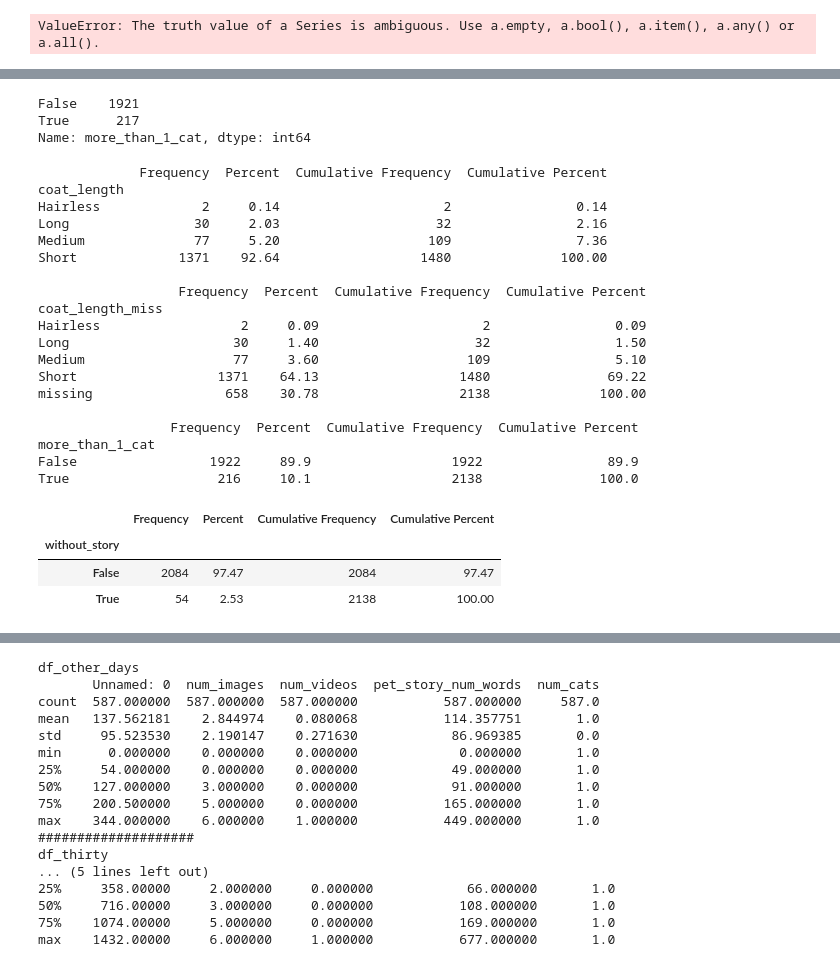
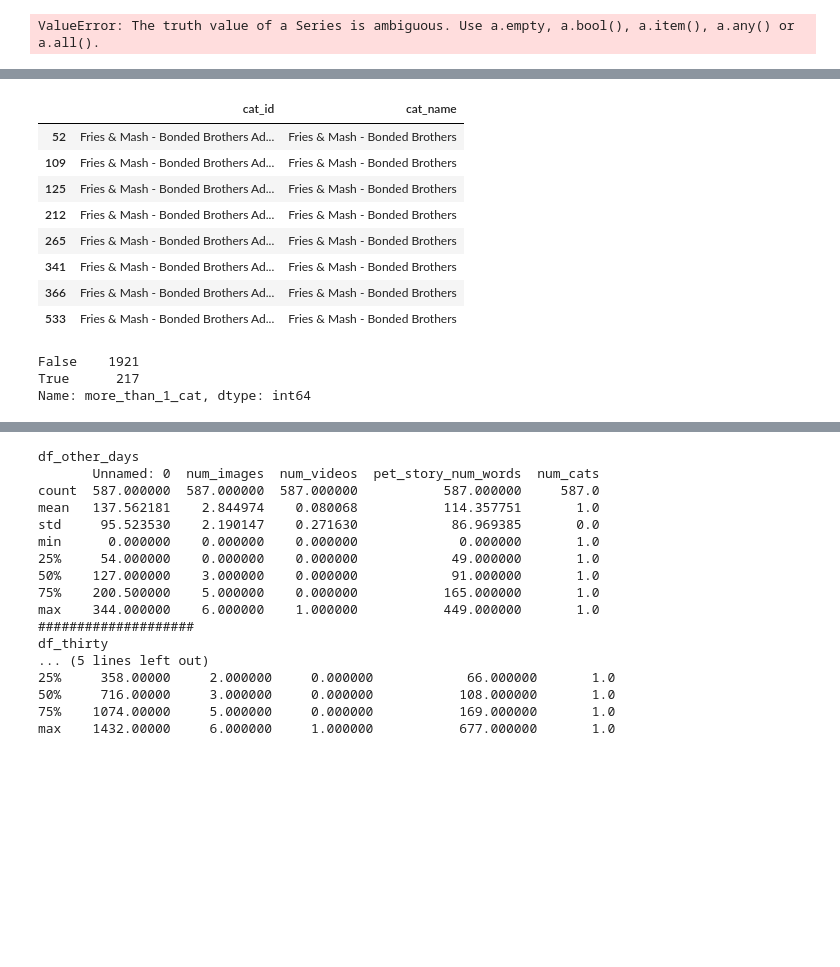
Before and after one commit to dgarbato/petfinder, a Jupyter notebook: juypter notebook code/Analyze data 1.ipynb, the cells around one changed output, grey strips where cells are left out. Cells and saved outputs as stored; diff of their text form; code cells hidden in the pictures; blank space fills up the shorter version.

```diff
--- a/juypter notebook code/Analyze data 1.ipynb
+++ b/juypter notebook code/Analyze data 1.ipynb
@@ -153,3 +209,19 @@ mtn  2138
+# %%
+#group_30b = df_thirty.groupby(['breed_type','age'])
+df_all.groupby(['cat_id']).count()[['cat_name']].sort_values(by=['cat_name'],ascending=False)
+
+df_all.loc[df_all['cat_id']=='Fries & Mash - Bonded Brothers AdvoCat Rescue', \
+           ['cat_id','cat_name']]
+# %% [output]
+|  | cat_id | cat_name |
+| 52 | Fries & Mash - Bonded Brothers Ad... | Fries & Mash - Bonded Brothers |
+| 109 | Fries & Mash - Bonded Brothers Ad... | Fries & Mash - Bonded Brothers |
+| 125 | Fries & Mash - Bonded Brothers Ad... | Fries & Mash - Bonded Brothers |
+| 212 | Fries & Mash - Bonded Brothers Ad... | Fries & Mash - Bonded Brothers |
+| 265 | Fries & Mash - Bonded Brothers Ad... | Fries & Mash - Bonded Brothers |
+| 341 | Fries & Mash - Bonded Brothers Ad... | Fries & Mash - Bonded Brothers |
+| 366 | Fries & Mash - Bonded Brothers Ad... | Fries & Mash - Bonded Brothers |
+| 533 | Fries & Mash - Bonded Brothers Ad... | Fries & Mash - Bonded Brothers |
 # %%
 m_than_one = df_all.loc[df_all['cat_name'].str.contains('&| and ',case=False)]
 m_than_one
@@ -159,36 +231,3 @@ df_all['more_than_1_cat'].value_counts()
 False    1921
 True      217
 Name: more_than_1_cat, dtype: int64
-# %%
-print(proc_freq(df_all,'coat_length'))
-print(' ')
-print(proc_freq(df_all,'coat_length_miss'))
-print(' ')
-print(proc_freq(df_all,'more_than_1_cat'))
-# %% [output]
-             Frequency  Percent  Cumulative Frequency  Cumulative Percent
-coat_length
-Hairless             2     0.14                     2                0.14
-Long                30     2.03                    32                2.16
-Medium              77     5.20                   109                7.36
-Short             1371    92.64                  1480              100.00
-
-                  Frequency  Percent  Cumulative Frequency  Cumulative Percent
-coat_length_miss
-Hairless                  2     0.09                     2                0.09
-Long                     30     1.40                    32                1.50
-Medium                   77     3.60                   109                5.10
-Short                  1371    64.13                  1480               69.22
-missing                 658    30.78                  2138              100.00
-
-                 Frequency  Percent  Cumulative Frequency  Cumulative Percent
-more_than_1_cat
-False                 1922     89.9                  1922                89.9
-True                   216     10.1                  2138               100.0
-# %%
-proc_freq(df_all,'without_story')
-# %% [output]
-|  | Frequency | Percent | Cumulative Frequency | Cumulative Percent |
-| without_story |  |  |  |  |
-| False | 2084 | 97.47 | 2084 | 97.47 |
-| True | 54 | 2.53 | 2138 | 100.00 |
```
Also changed, not shown: parts of 12 cells of this notebook, 1 other file.
